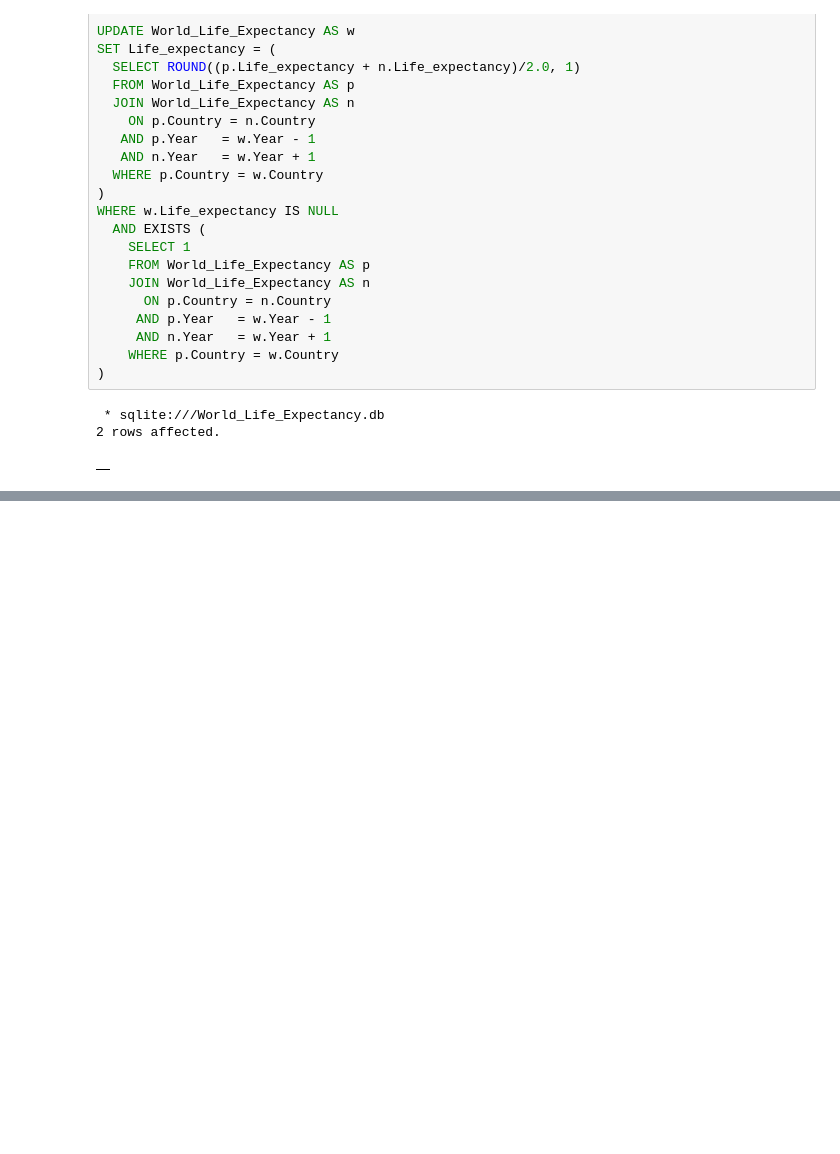
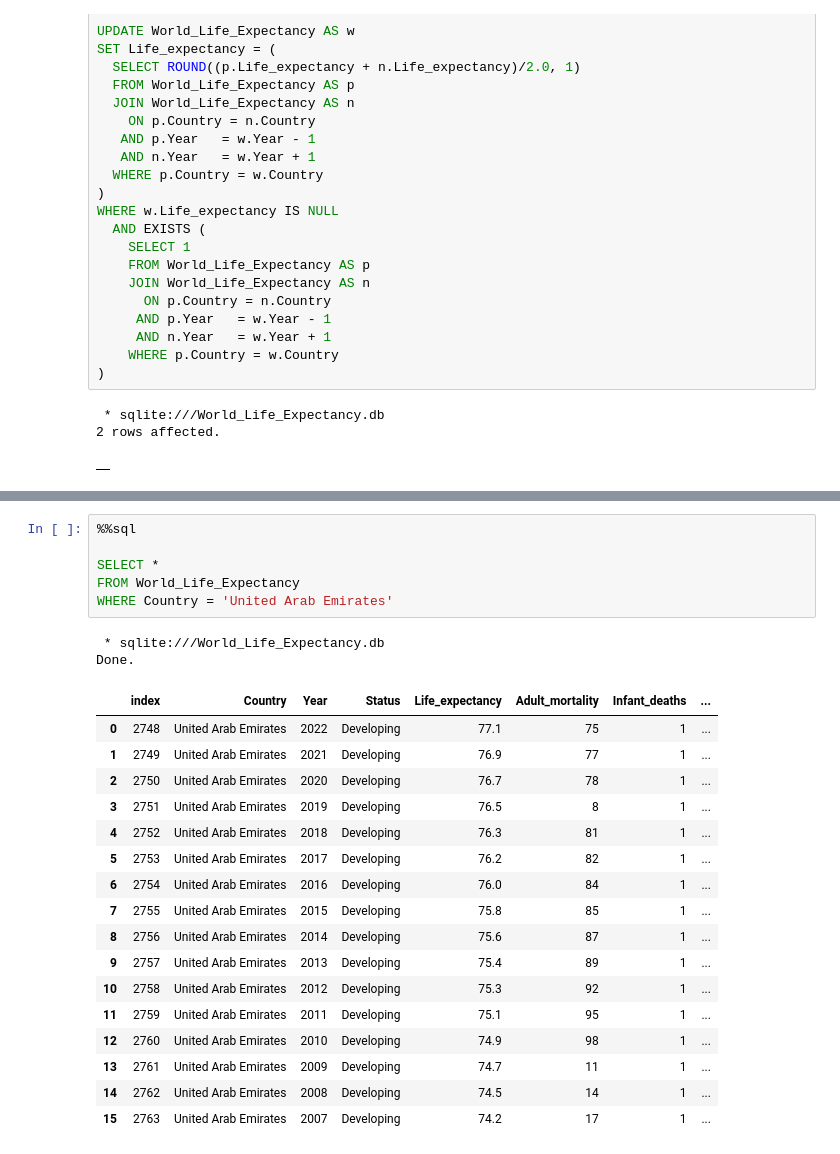
Before and after one commit to gianlucasposito/World-Life-Expectancy-Data-SQL, a Jupyter notebook: World_Life_Expectancy_SQL.ipynb, the cells around one changed output, grey strips where cells are left out. Drawn from its saved outputs; the diff is of its cells as text; blank space fills up the shorter version.

```diff
--- a/World_Life_Expectancy_SQL.ipynb
+++ b/World_Life_Expectancy_SQL.ipynb
@@ -315,0 +415,26 @@ WHERE w.Life_expectancy IS NULL
+# %%
+%%sql
+
+SELECT *
+FROM World_Life_Expectancy
+WHERE Country = 'United Arab Emirates'
+# %% [output]
+ * sqlite:///World_Life_Expectancy.db
+Done.
+|  | index | Country | Year | Status | Life_expectancy | Adult_mortality | Infant_deaths | ... |
+| 0 | 2748 | United Arab Emirates | 2022 | Developing | 77.1 | 75 | 1 | ... |
+| 1 | 2749 | United Arab Emirates | 2021 | Developing | 76.9 | 77 | 1 | ... |
+| 2 | 2750 | United Arab Emirates | 2020 | Developing | 76.7 | 78 | 1 | ... |
+| 3 | 2751 | United Arab Emirates | 2019 | Developing | 76.5 | 8 | 1 | ... |
+| 4 | 2752 | United Arab Emirates | 2018 | Developing | 76.3 | 81 | 1 | ... |
+| 5 | 2753 | United Arab Emirates | 2017 | Developing | 76.2 | 82 | 1 | ... |
+| 6 | 2754 | United Arab Emirates | 2016 | Developing | 76.0 | 84 | 1 | ... |
+| 7 | 2755 | United Arab Emirates | 2015 | Developing | 75.8 | 85 | 1 | ... |
+| 8 | 2756 | United Arab Emirates | 2014 | Developing | 75.6 | 87 | 1 | ... |
+| 9 | 2757 | United Arab Emirates | 2013 | Developing | 75.4 | 89 | 1 | ... |
+| 10 | 2758 | United Arab Emirates | 2012 | Developing | 75.3 | 92 | 1 | ... |
+| 11 | 2759 | United Arab Emirates | 2011 | Developing | 75.1 | 95 | 1 | ... |
+| 12 | 2760 | United Arab Emirates | 2010 | Developing | 74.9 | 98 | 1 | ... |
+| 13 | 2761 | United Arab Emirates | 2009 | Developing | 74.7 | 11 | 1 | ... |
+| 14 | 2762 | United Arab Emirates | 2008 | Developing | 74.5 | 14 | 1 | ... |
+| 15 | 2763 | United Arab Emirates | 2007 | Developing | 74.2 | 17 | 1 | ... |
```
Also changed, not shown: parts of 7 cells of this notebook.
